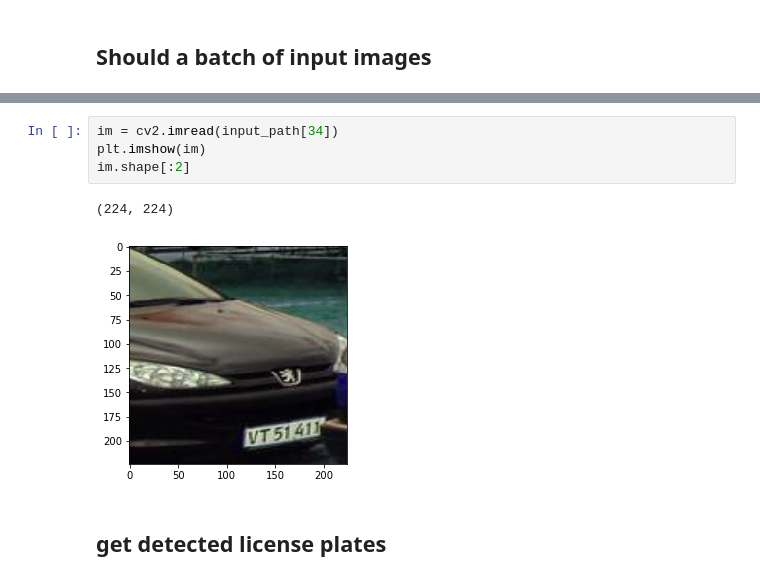
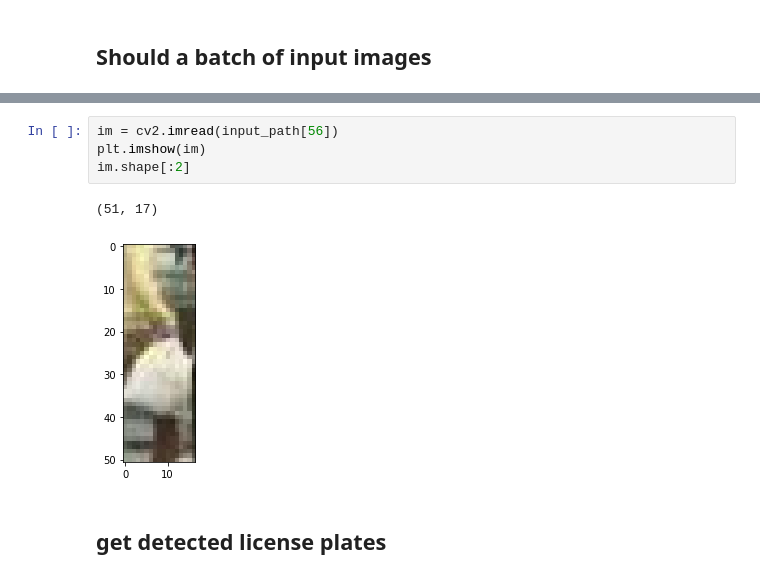
Before and after one commit to jwillow19/license-plate-detection-recognition, a Jupyter notebook: WPOD_lp_detection.ipynb, the cells around one changed output, grey strips where cells are left out. Drawn from its saved outputs; the diff is of its cells as text.

```diff
--- a/WPOD_lp_detection.ipynb
+++ b/WPOD_lp_detection.ipynb
@@ -89,10 +85,10 @@ Found 526 images...
 # %%
-im = cv2.imread(input_path[34])
+im = cv2.imread(input_path[56])
 plt.imshow(im)
 im.shape[:2]
 # %% [output]
-(224, 224)
+(51, 17)
-[figure, old version]
+[figure, new version]
 # %% [markdown]
 ## get detected license plates
 # %%
```
Also changed, not shown: parts of 3 cells of this notebook, 2 other files.
